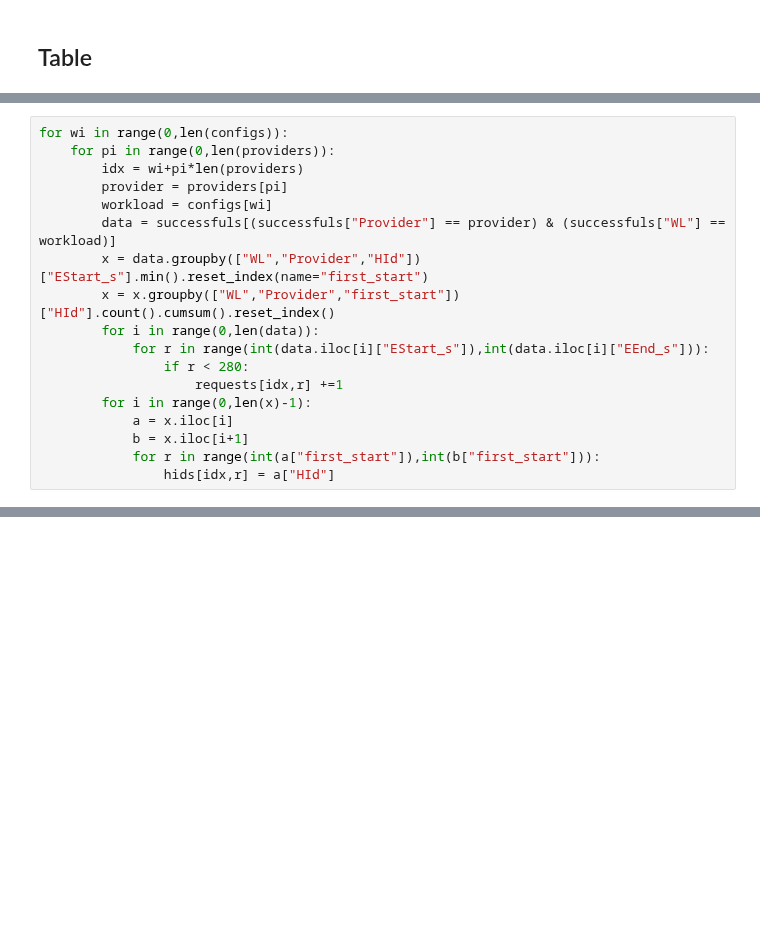
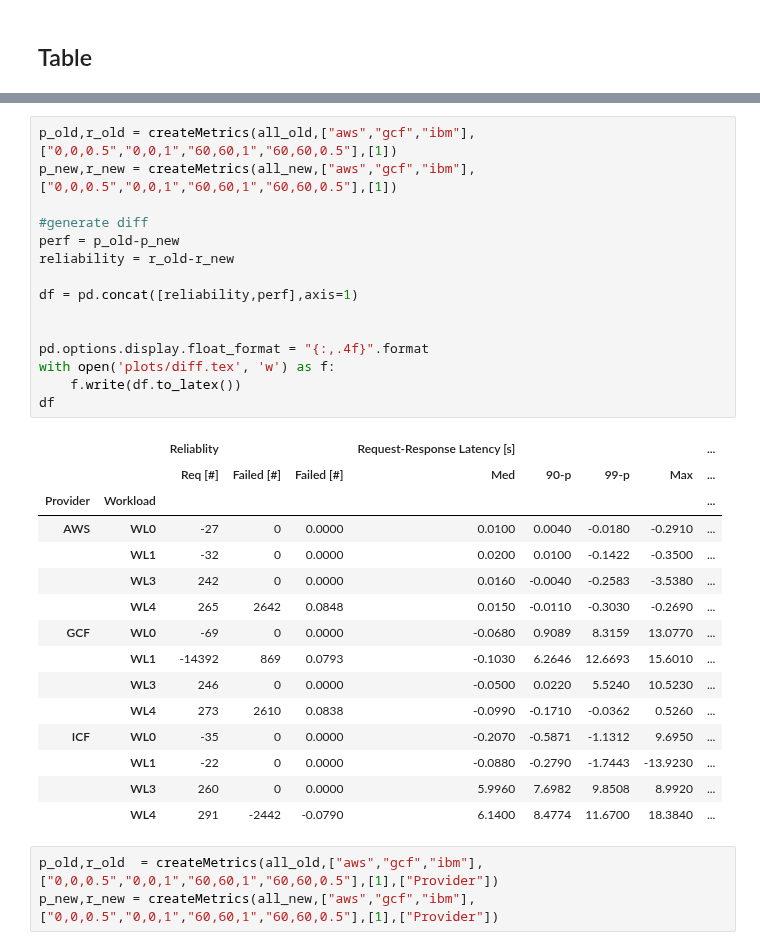
Before and after one commit to tawalaya/FaaSElasticityEngineering, a Jupyter notebook: ACR.ipynb, the cells around one changed output, grey strips where cells are left out. Saved outputs shown, nothing was run; the diff lists cells and outputs as text; blank space fills up the shorter version.

```diff
--- a/ACR.ipynb
+++ b/ACR.ipynb
@@ -457,18 +279,0 @@ requests = np.zeros((len(configs)*len(providers),280))
-# %%
-for wi in range(0,len(configs)):
-    for pi in range(0,len(providers)):
-        idx = wi+pi*len(providers)
-        provider = providers[pi]
-        workload = configs[wi]
-        data = successfuls[(successfuls["Provider"] == provider) & (successfuls["WL"] == workload)]
-        x = data.groupby(["WL","Provider","HId"])["EStart_s"].min().reset_index(name="first_start")
-        x = x.groupby(["WL","Provider","first_start"])["HId"].count().cumsum().reset_index()
-        for i in range(0,len(data)):
-            for r in range(int(data.iloc[i]["EStart_s"]),int(data.iloc[i]["EEnd_s"])):
-                if r < 280:
-                    requests[idx,r] +=1
-        for i in range(0,len(x)-1):
-            a = x.iloc[i]
-            b = x.iloc[i+1]
-            for r in range(int(a["first_start"]),int(b["first_start"])):
-                hids[idx,r] = a["HId"]
@@ -506,0 +367,34 @@ X.to_dict()
+# %%
+p_old,r_old = createMetrics(all_old,["aws","gcf","ibm"],["0,0,0.5","0,0,1","60,60,1","60,60,0.5"],[1])
+p_new,r_new = createMetrics(all_new,["aws","gcf","ibm"],["0,0,0.5","0,0,1","60,60,1","60,60,0.5"],[1])
+
+#generate diff
+perf = p_old-p_new
+reliability = r_old-r_new
+
+df = pd.concat([reliability,perf],axis=1)
+
+
+pd.options.display.float_format = "{:,.4f}".format
+with open('plots/diff.tex', 'w') as f:
+    f.write(df.to_latex())
+df
+# %% [output]
+|  |  | Reliablity |  |  | Request-Response Latency [s] |  |  |  | ... |
+|  |  | Req [#] | Failed [#] | Failed [#] | Med | 90-p | 99-p | Max | ... |
+| Provider | Workload |  |  |  |  |  |  |  | ... |
+| AWS | WL0 | -27 | 0 | 0.0000 | 0.0100 | 0.0040 | -0.0180 | -0.2910 | ... |
+|  | WL1 | -32 | 0 | 0.0000 | 0.0200 | 0.0100 | -0.1422 | -0.3500 | ... |
+|  | WL3 | 242 | 0 | 0.0000 | 0.0160 | -0.0040 | -0.2583 | -3.5380 | ... |
+|  | WL4 | 265 | 2642 | 0.0848 | 0.0150 | -0.0110 | -0.3030 | -0.2690 | ... |
+| GCF | WL0 | -69 | 0 | 0.0000 | -0.0680 | 0.9089 | 8.3159 | 13.0770 | ... |
+|  | WL1 | -14392 | 869 | 0.0793 | -0.1030 | 6.2646 | 12.6693 | 15.6010 | ... |
+|  | WL3 | 246 | 0 | 0.0000 | -0.0500 | 0.0220 | 5.5240 | 10.5230 | ... |
+|  | WL4 | 273 | 2610 | 0.0838 | -0.0990 | -0.1710 | -0.0362 | 0.5260 | ... |
+| ICF | WL0 | -35 | 0 | 0.0000 | -0.2070 | -0.5871 | -1.1312 | 9.6950 | ... |
+|  | WL1 | -22 | 0 | 0.0000 | -0.0880 | -0.2790 | -1.7443 | -13.9230 | ... |
+|  | WL3 | 260 | 0 | 0.0000 | 5.9960 | 7.6982 | 9.8508 | 8.9920 | ... |
+|  | WL4 | 291 | -2442 | -0.0790 | 6.1400 | 8.4774 | 11.6700 | 18.3840 | ... |
+# %%
+p_old,r_old  = createMetrics(all_old,["aws","gcf","ibm"],["0,0,0.5","0,0,1","60,60,1","60,60,0.5"],[1],["Provider"])
+p_new,r_new = createMetrics(all_new,["aws","gcf","ibm"],["0,0,0.5","0,0,1","60,60,1","60,60,0.5"],[1],["Provider"])
```
Also changed, not shown: parts of 31 cells of this notebook, 52 other files.
